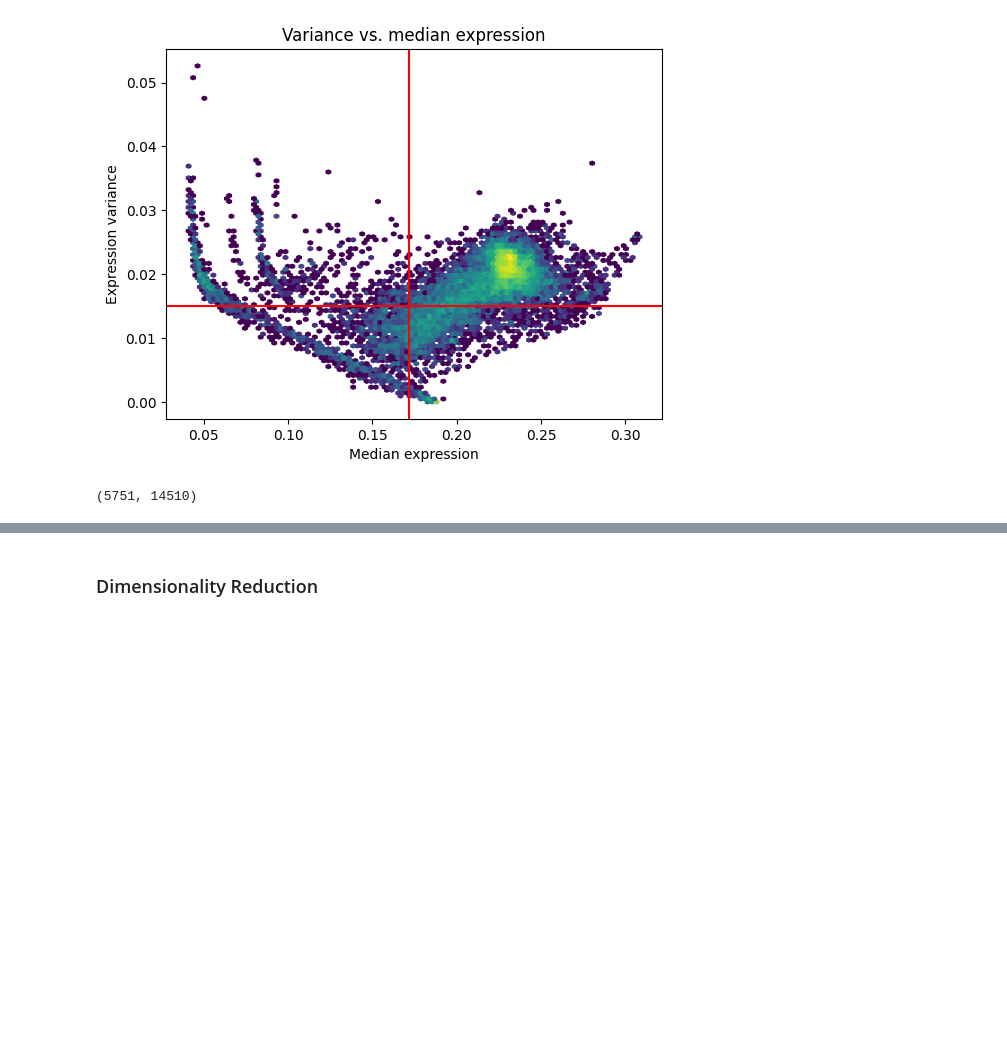
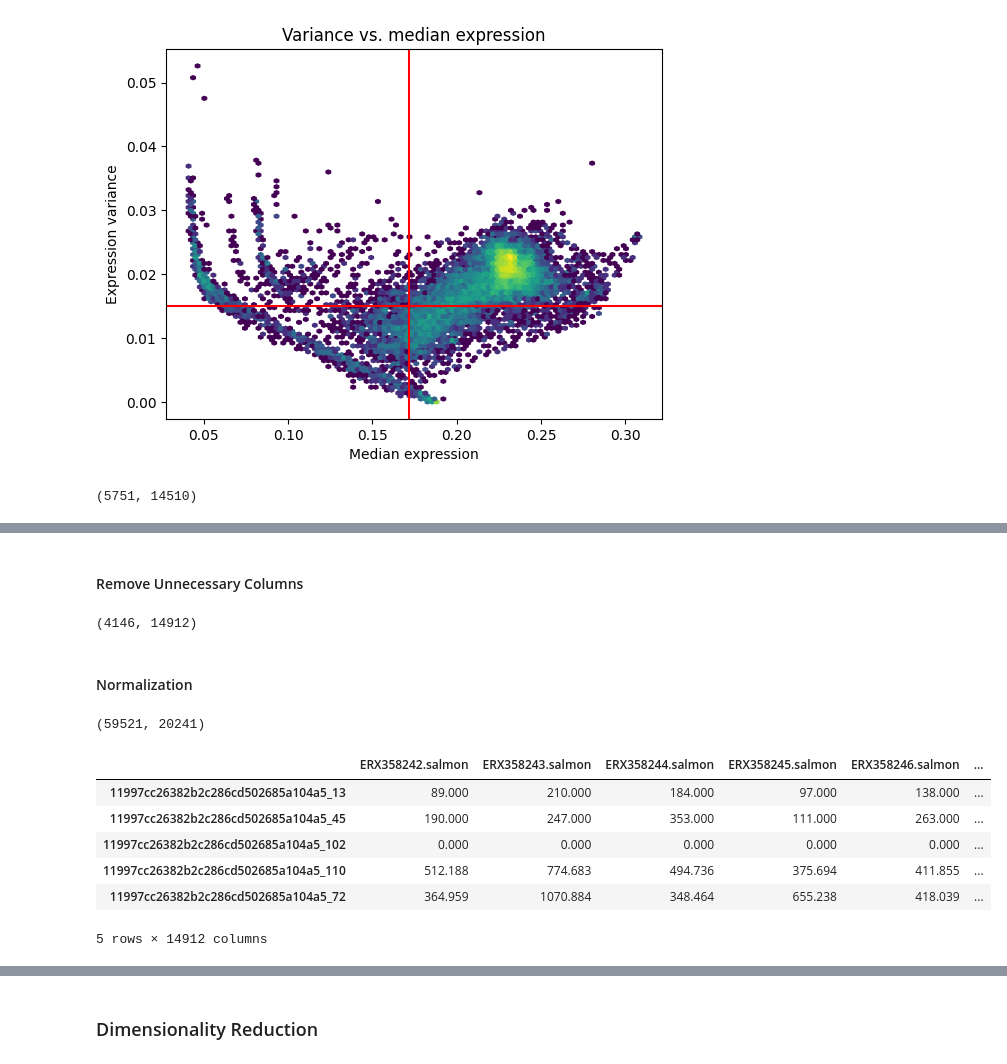
Before and after one commit to Mukundan-T/seqADAGE, a Jupyter notebook: Py/muk_transfer_learning/Mukundan_sA_ecmg_tl.ipynb, the cells around one changed output, grey strips where cells are left out. Drawn from its saved outputs; the diff is of its cells as text; code cells hidden in the pictures; blank space fills up the shorter version.

Commit message:
Pulled raw counts for filtered data, re-normalized and scaled, and saved to a CSV

```diff
--- a/Py/muk_transfer_learning/Mukundan_sA_ecmg_tl.ipynb
+++ b/Py/muk_transfer_learning/Mukundan_sA_ecmg_tl.ipynb
@@ -485,0 +491,45 @@ filtered_df.shape
+# %% [markdown]
+#### Remove Unnecessary Columns
+# %%
+bad_cols = [
+  'df2...c.3.ncol.df2....1', 'df2...c.3.ncol.df2....10', 'df2...c.3.ncol.df2....11', 'df2...c.3.ncol.df2....12',
+  'df2...c.3.ncol.df2....13', 'df2...c.3.ncol.df2....14', 'df2...c.3.ncol.df2....15', 'df2...c.3.ncol.df2....16',
+  'df2...c.3.ncol.df2....17', 'df2...c.3.ncol.df2....18', 'df2...c.3.ncol.df2....19', 'df2...c.3.ncol.df2....2',
+  'df2...c.3.ncol.df2....20', 'df2...c.3.ncol.df2....21', 'df2...c.3.ncol.df2....22', 'df2...c.3.ncol.df2....23',
+  'df2...c.3.ncol.df2....26', 'df2...c.3.ncol.df2....27', 'df2...c.3.ncol.df2....28', 'df2...c.3.ncol.df2....3',
+  'df2...c.3.ncol.df2....31', 'df2...c.3.ncol.df2....32', 'df2...c.3.ncol.df2....36', 'df2...c.3.ncol.df2....37',
+  'df2...c.3.ncol.df2....38', 'df2...c.3.ncol.df2....39', 'df2...c.3.ncol.df2....4', 'df2...c.3.ncol.df2....40',
+  'df2...c.3.ncol.df2....41', 'df2...c.3.ncol.df2....42', 'df2...c.3.ncol.df2....44', 'df2...c.3.ncol.df2....45',
+  'df2...c.3.ncol.df2....48', 'df2...c.3.ncol.df2....50', 'df2...c.3.ncol.df2....51', 'df2...c.3.ncol.df2....52',
+  'df2...c.3.ncol.df2....54', 'df2...c.3.ncol.df2....56', 'df2...c.3.ncol.df2....58', 'df2...c.3.ncol.df2....6',
+  'df2...c.3.ncol.df2....63', 'df2...c.3.ncol.df2....65', 'df2...c.3.ncol.df2....7', 'df2...c.3.ncol.df2....71',
+  'df2...c.3.ncol.df2....74', 'df2...c.3.ncol.df2....75', 'df2...c.3.ncol.df2....76', 'df2...c.3.ncol.df2....78',
+  'df2...c.3.ncol.df2....8', 'df2...c.3.ncol.df2....83', 'df2...c.3.ncol.df2....9'
+]
+# %%
+filtered_df.drop(columns=bad_cols, inplace=True)
+filtered_df.shape
+# %% [output]
+(4146, 14912)
+# %% [markdown]
+#### Normalization
+# %%
+raw_df = pd.read_csv(
+  '/content/drive/My Drive/Comp-Bio-Projs-S26/data/Copy of num_reads_ecoli_pan_genome_part2_comp_ref_k15v3.csv',
+  index_col=0
+)
+raw_df.shape
+# %% [output]
+(59521, 20241)
+# %%
+raw_df.index = raw_df['X']
+raw_filt = raw_df.loc[filtered_df.index, filtered_df.columns]
+raw_filt.head()
+# %% [output]
+|  | ERX358242.salmon | ERX358243.salmon | ERX358244.salmon | ERX358245.salmon | ERX358246.salmon | ... |
+| 11997cc26382b2c286cd502685a104a5_13 | 89.000 | 210.000 | 184.000 | 97.000 | 138.000 | ... |
+| 11997cc26382b2c286cd502685a104a5_45 | 190.000 | 247.000 | 353.000 | 111.000 | 263.000 | ... |
+| 11997cc26382b2c286cd502685a104a5_102 | 0.000 | 0.000 | 0.000 | 0.000 | 0.000 | ... |
+| 11997cc26382b2c286cd502685a104a5_110 | 512.188 | 774.683 | 494.736 | 375.694 | 411.855 | ... |
+| 11997cc26382b2c286cd502685a104a5_72 | 364.959 | 1070.884 | 348.464 | 655.238 | 418.039 | ... |
+5 rows × 14912 columns
```
Also changed, not shown: parts of 9 cells of this notebook.
